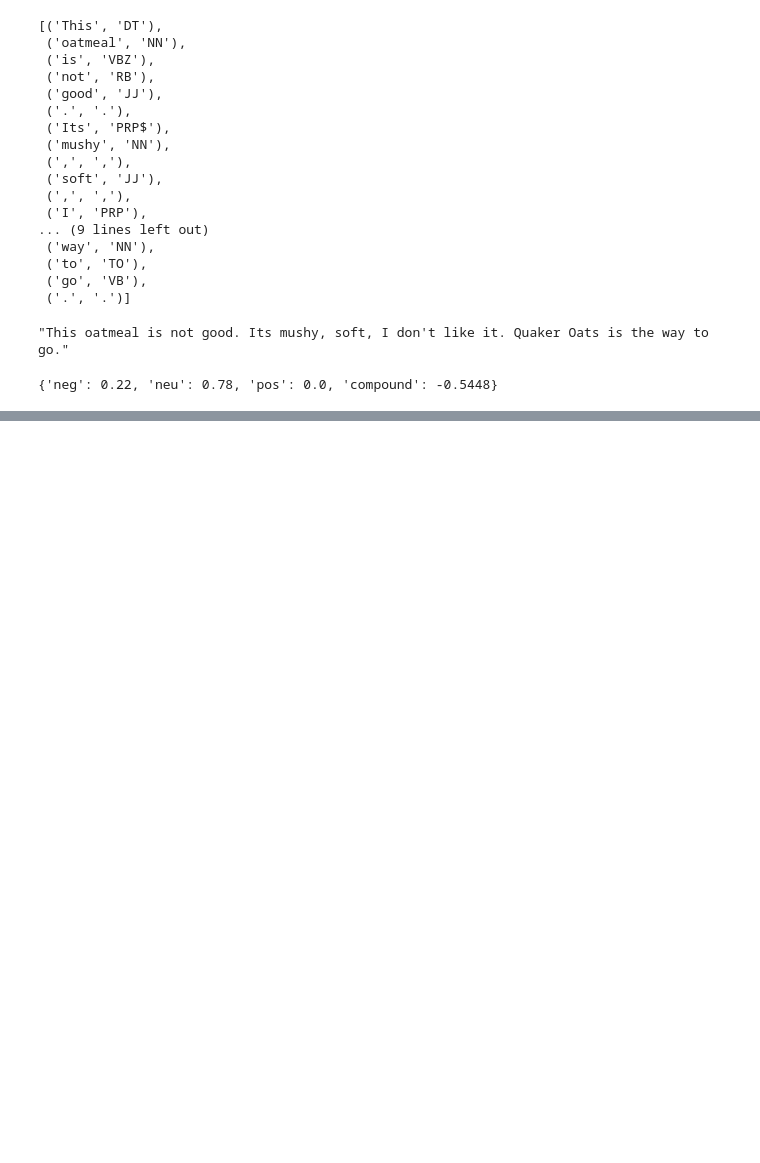
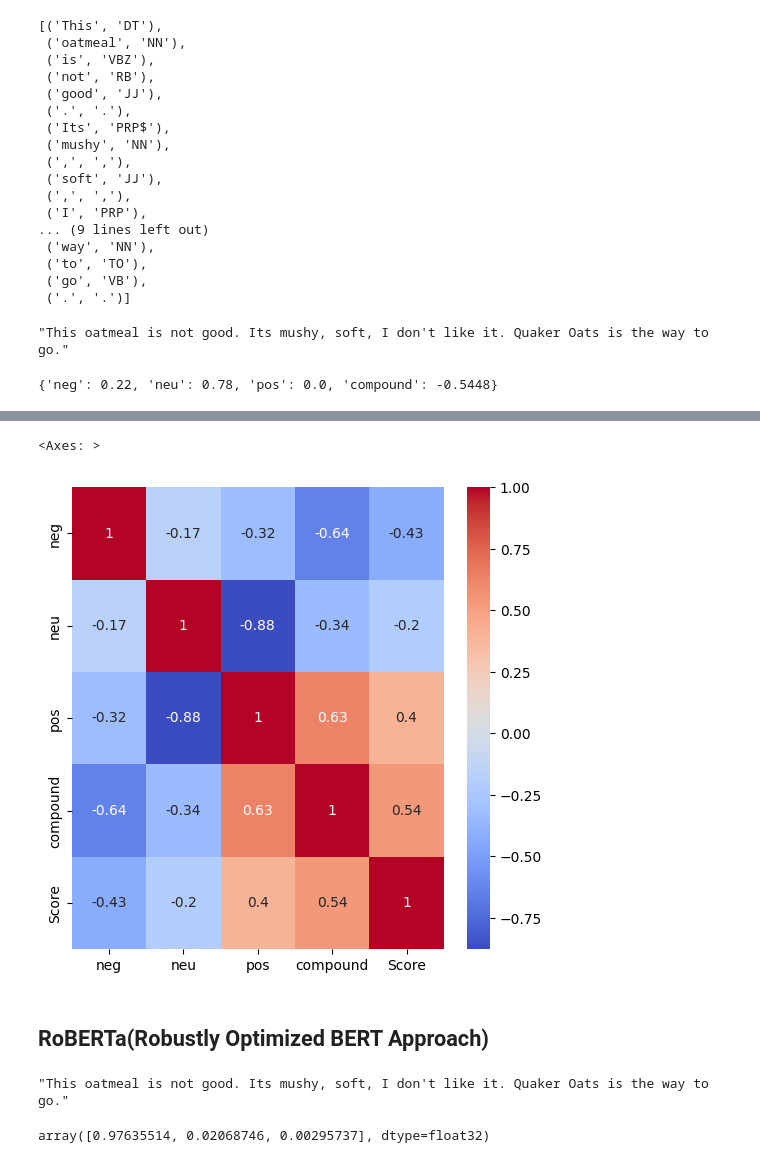
Before and after one commit to gaixen/Sentiment_Analysis_EndtoEnd, a Jupyter notebook: Sentiment_Analysis_VADER_RoBERTa.ipynb, the cells around one changed output, grey strips where cells are left out. Cells and saved outputs as stored; diff of their text form; code cells hidden in the pictures; blank space fills up the shorter version.

```diff
--- a/Sentiment_Analysis_VADER_RoBERTa.ipynb
+++ b/Sentiment_Analysis_VADER_RoBERTa.ipynb
@@ -152,0 +226,9 @@ for i, row in tqdm(df.iterrows() , total = len(df)):
+# %%
+vaders_use = vaders[[col for col in ['neg', 'neu', 'pos', 'compound','Score']]]
+plt.figure(figsize=(6,6))
+sns.heatmap(vaders_use.corr() , annot = True , cmap='coolwarm')
+# %% [output]
+<Axes: >
+[figure, added]
+# %% [markdown]
+## RoBERTa(Robustly Optimized BERT Approach)
@@ -152,0 +243,18 @@ for i, row in tqdm(df.iterrows() , total = len(df)):
+# %%
+sample
+# %% [output]
+"This oatmeal is not good. Its mushy, soft, I don't like it. Quaker Oats is the way to go."
+# %%
+text = sample
+encoded_input = tokenizer(text, return_tensors='pt')
+# Since this is only for inference
+with torch.no_grad():
+      output = model(**encoded_input)
+# output : SequenceClassifierOutput(loss=None, logits=tensor([[ 3.1436, -0.7107, -2.6559]]), hidden_states=None, attentions=None)
+scores = output[0][0].detach().numpy()
+# scores : array([ 3.1436298, -0.7106689, -2.655897 ], dtype=float32)
+scores = softmax(scores)
+# scores : array([0.97635514, 0.02068746, 0.00295737], dtype=float32)
+scores
+# %% [output]
+array([0.97635514, 0.02068746, 0.00295737], dtype=float32)
```
Also changed, not shown: parts of 37 cells of this notebook.
